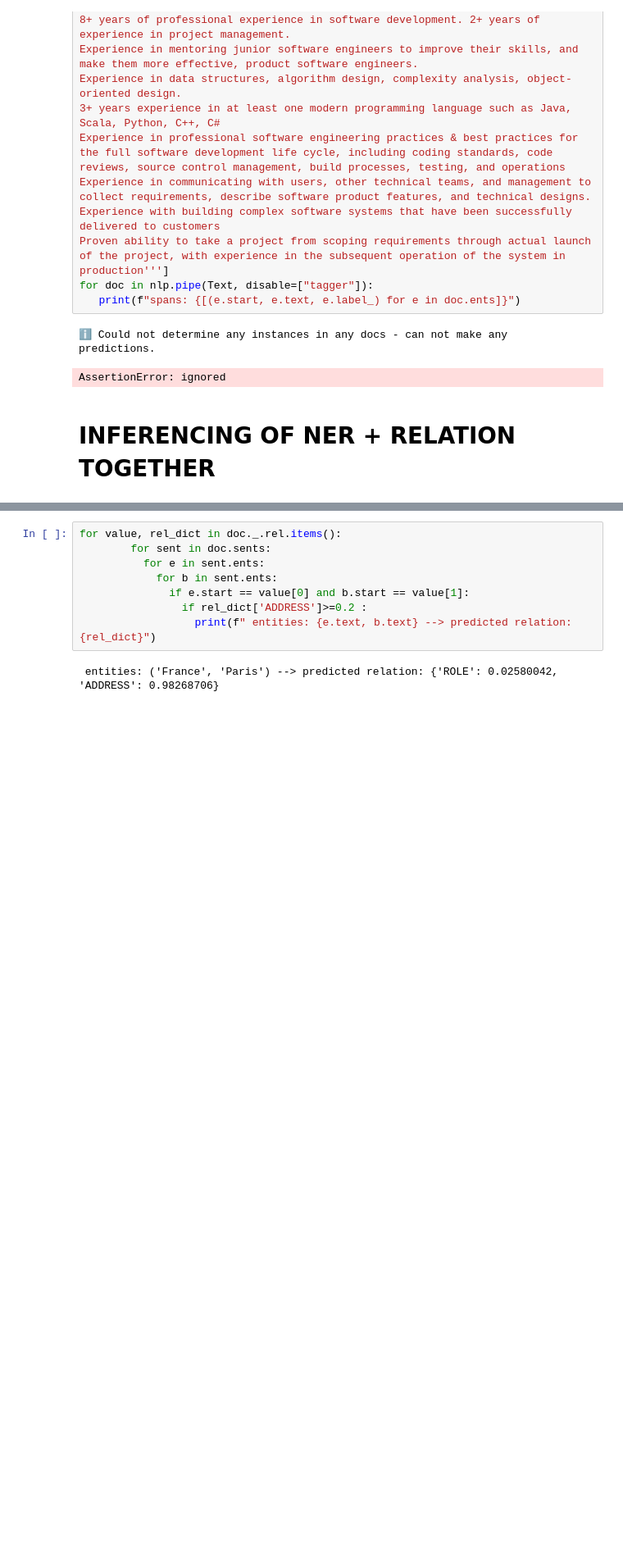
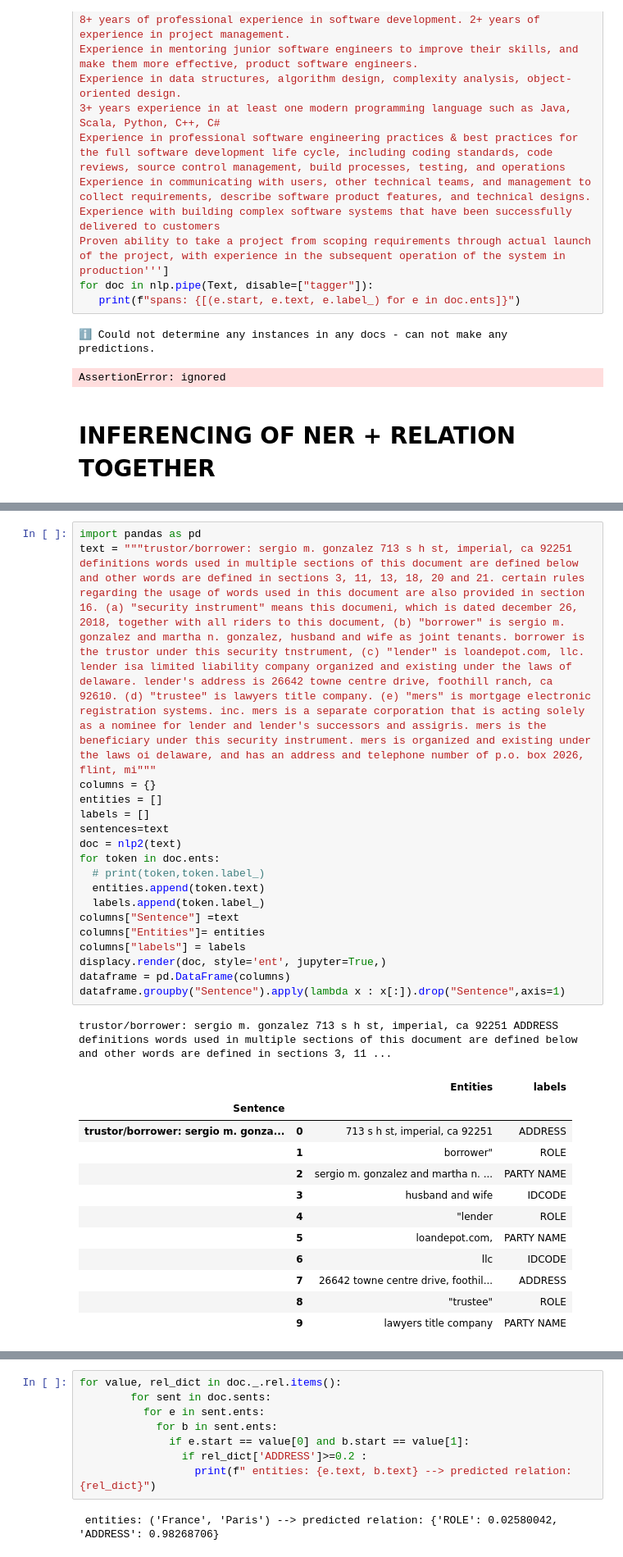
Before and after one commit to karndeepsingh/NER-Relation, a Jupyter notebook: ner_+_relation.ipynb, the cells around one changed output, grey strips where cells are left out. Shown at 82% size. Drawn from its saved outputs; the diff is of its cells as text; blank space fills up the shorter version.

```diff
--- a/ner_+_relation.ipynb
+++ b/ner_+_relation.ipynb
@@ -609,0 +685,32 @@ for value, rel_dict in doc._.rel.items():
+# %%
+import pandas as pd
+text = """trustor/borrower: sergio m. gonzalez 713 s h st, imperial, ca 92251 definitions words used in multiple sections of this document are defined below and other words are defined in sections 3, 11, 13, 18, 20 and 21. certain rules regarding the usage of words used in this document are also provided in section 16. (a) "security instrument" means this documeni, which is dated december 26, 2018, together with all riders to this document, (b) "borrower" is sergio m. gonzalez and martha n. gonzalez, husband and wife as joint tenants. borrower is the trustor under this security tnstrument, (c) "lender" is loandepot.com, llc. lender isa limited liability company organized and existing under the laws of delaware. lender's address is 26642 towne centre drive, foothill ranch, ca 92610. (d) "trustee" is lawyers title company. (e) "mers" is mortgage electronic registration systems. inc. mers is a separate corporation that is acting solely as a nominee for lender and lender's successors and assigris. mers is the beneficiary under this security instrument. mers is organized and existing under the laws oi delaware, and has an address and telephone number of p.o. box 2026, flint, mi"""
+columns = {}
+entities = []
+labels = []
+sentences=text
+doc = nlp2(text)
+for token in doc.ents:
+  # print(token,token.label_)
+  entities.append(token.text)
+  labels.append(token.label_)
+columns["Sentence"] =text
+columns["Entities"]= entities
+columns["labels"] = labels
+displacy.render(doc, style='ent', jupyter=True,)
+dataframe = pd.DataFrame(columns)
+dataframe.groupby("Sentence").apply(lambda x : x[:]).drop("Sentence",axis=1)
+# %% [output]
+trustor/borrower: sergio m. gonzalez 713 s h st, imperial, ca 92251 ADDRESS definitions words used in multiple sections of this document are defined below and other words are defined in sections 3, 11 ...
+|  |  | Entities | labels |
+| Sentence |  |  |  |
+| trustor/borrower: sergio m. gonza... | 0 | 713 s h st, imperial, ca 92251 | ADDRESS |
+|  | 1 | borrower" | ROLE |
+|  | 2 | sergio m. gonzalez and martha n. ... | PARTY NAME |
+|  | 3 | husband and wife | IDCODE |
+|  | 4 | "lender | ROLE |
+|  | 5 | loandepot.com, | PARTY NAME |
+|  | 6 | llc | IDCODE |
+|  | 7 | 26642 towne centre drive, foothil... | ADDRESS |
+|  | 8 | "trustee" | ROLE |
+|  | 9 | lawyers title company | PARTY NAME |
```
Also changed, not shown: parts of 21 cells of this notebook.
